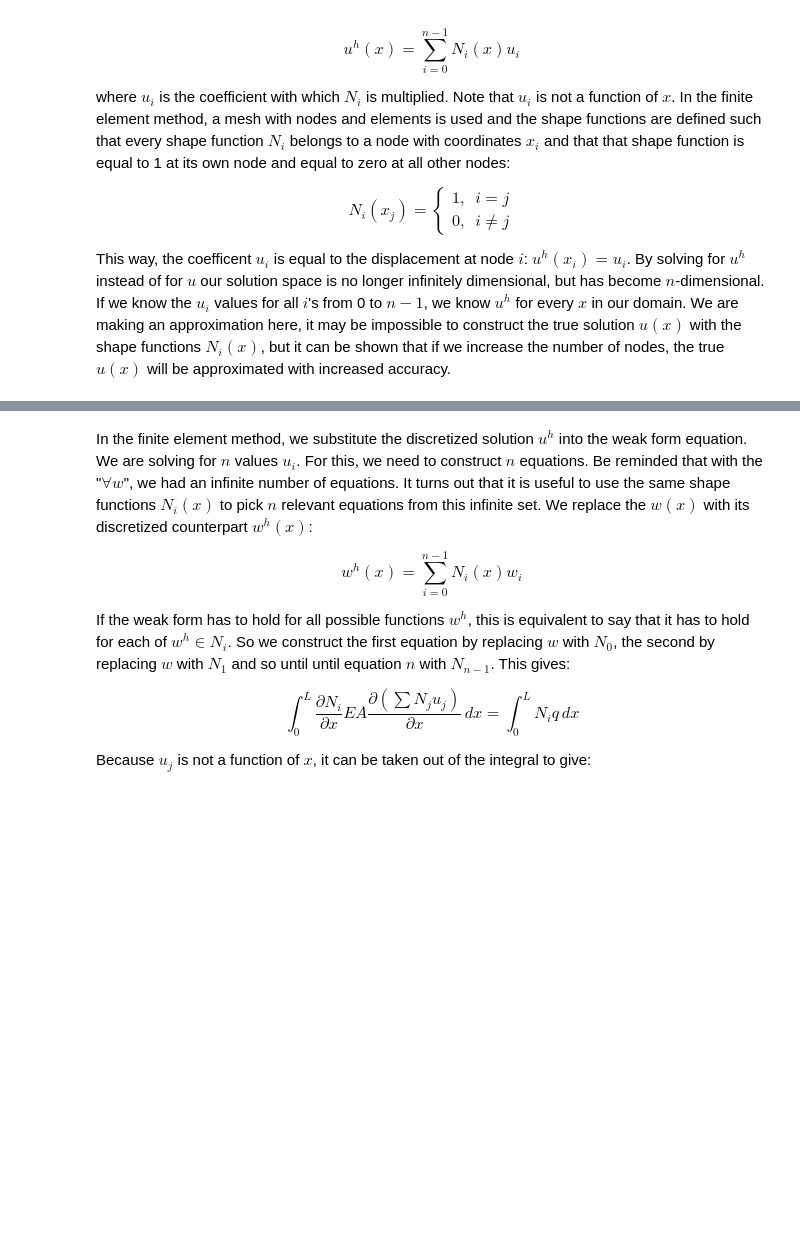
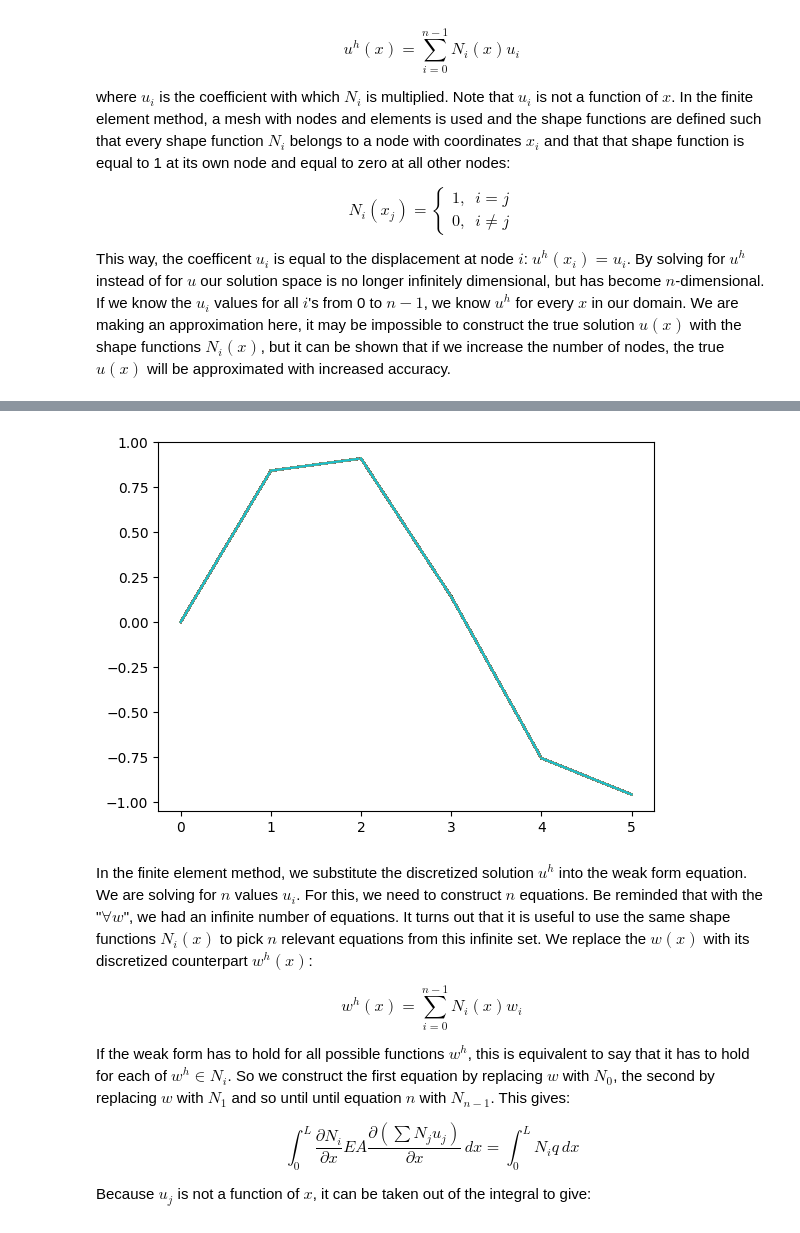
Before and after one commit to TeachBooks/mirror_computational_modelling, a Jupyter notebook: book/Chapter1/chapter1-5_Matrix_form.ipynb, the cells around one changed output, grey strips where cells are left out. Cells and saved outputs as stored; diff of their text form; code cells hidden in the pictures; blank space fills up the shorter version.

```diff
--- a/book/Chapter1/chapter1-5_Matrix_form.ipynb
+++ b/book/Chapter1/chapter1-5_Matrix_form.ipynb
@@ -52,3 +100,46 @@ plot_linear_lagrange_shape_functions(beam_length, num_nodes)
+# %%
+import numpy as np
+import matplotlib.pyplot as plt
+
+
+def relevant_elements(x_value, node_positions):
+    elements = []
+    for element_number in range(len(node_positions) - 1):
+        if node_positions[element_number] <= x_value <= node_positions[element_number + 1]:
+            elements.append(element_number)
+
+    return elements
+
+def function(x):
+    return np.sin(x)
+
+def plot_linear_lagrange_shape_functions(beam_length, num_elements):
+
+    num_nodes = num_elements + 1
+
+    x_positions = np.linspace(0, beam_length, num_nodes)
+    node_nums = np.arange(0, num_nodes)
+
+    x_data = np.linspace(0, beam_length, 1000)
+
+
+    for x_value in x_data:
+        element = relevant_elements(x_value, x_positions)
+        for elem in element:
+            node_nums = np.array([elem, elem + 1])
+            node_positions = x_positions[node_nums]
+            node_values = function(node_positions)
+
+            plt.plot(node_positions, node_values)
+
+
+
+# Example usage:
+beam_length = 5.0  # Total length of the beam
+num_elements = 5     # Number of nodes along the beam
+plot_linear_lagrange_shape_functions(beam_length, num_elements)
+# %% [output]
+[figure, added]
 # %% [markdown]
 In the finite element method, we substitute the discretized solution $u^h$ into the weak form equation. We are solving for $n$ values $u_i$. For this, we need to construct $n$ equations. Be reminded that with the "$\forall w$", we had an infinite number of equations. It turns out that it is useful to use the same shape functions $N_i(x)$ to pick $n$ relevant equations from this infinite set. We replace the $w(x)$ with its discretized counterpart $w^h(x)$:
 
```
Also changed, not shown: parts of 3 cells of this notebook.
